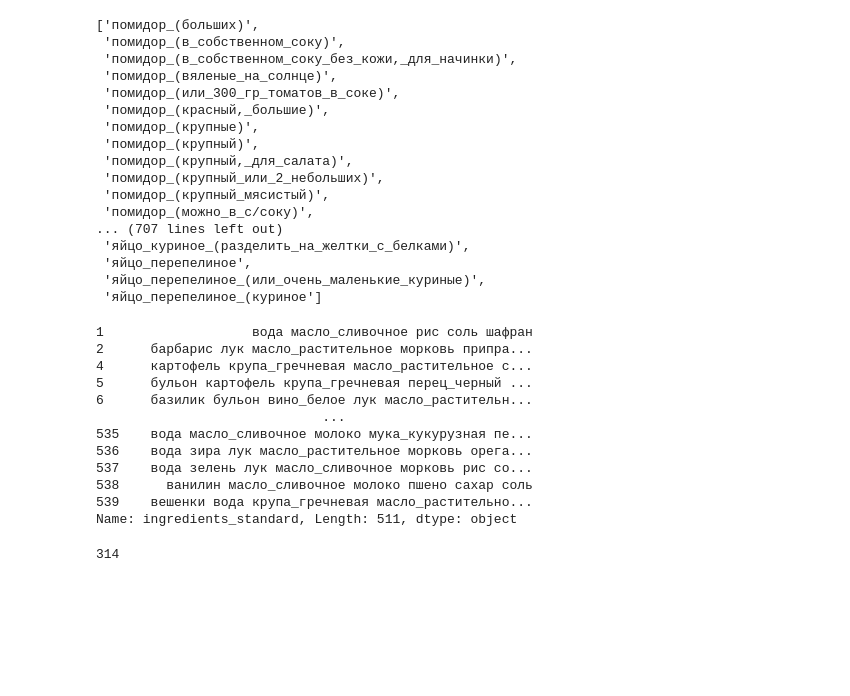
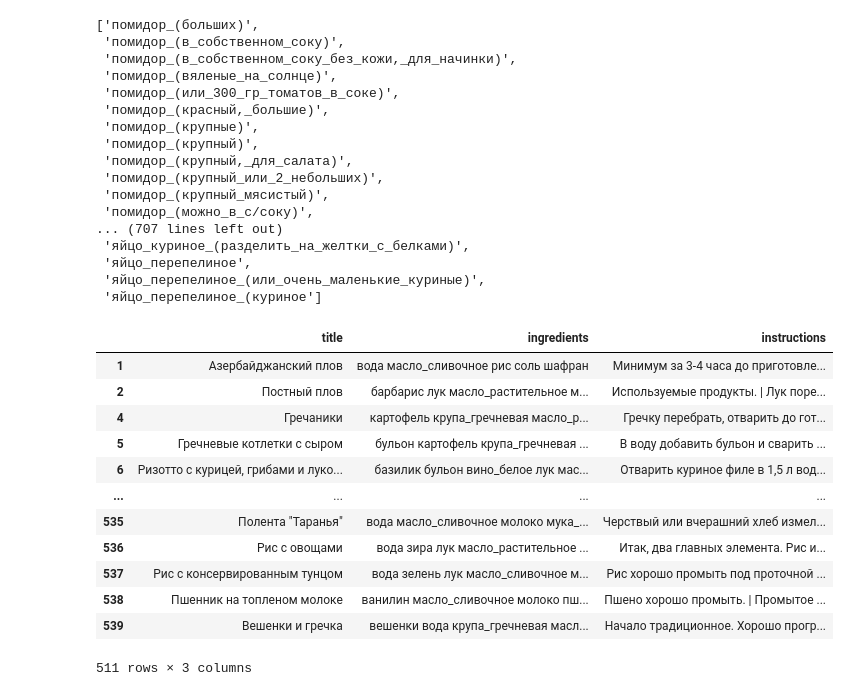
Before and after one commit to Zahartshenko-ship-it/Cooking, a Jupyter notebook: standartizer.ipynb, the cells around one changed output. Saved outputs shown, nothing was run; the diff lists cells and outputs as text; code cells hidden in the pictures; blank space fills up the shorter version.

```diff
--- a/standartizer.ipynb
+++ b/standartizer.ipynb
@@ -96,37 +96,21 @@ basis = ["ананас", "апельсин", "базилик", "баклажан
 sorted_basis = sorted(basis, key=len, reverse=True)
 
 df["ingredients_standard"] = df["ingredients"].apply(lambda x: standardize_ingredients(x, sorted_basis))
-# %%
-df["ingredients_standard"]
-# %% [output]
-1                   вода масло_сливочное рис соль шафран
-2      барбарис лук масло_растительное морковь припра...
-4      картофель крупа_гречневая масло_растительное с...
-5      бульон картофель крупа_гречневая перец_черный ...
-6      базилик бульон вино_белое лук масло_растительн...
-                             ...
-535    вода масло_сливочное молоко мука_кукурузная пе...
-536    вода зира лук масло_растительное морковь орега...
-537    вода зелень лук масло_сливочное морковь рис со...
-538      ванилин масло_сливочное молоко пшено сахар соль
-539    вешенки вода крупа_гречневая масло_растительно...
-Name: ingredients_standard, Length: 511, dtype: object
-# %%
-def build_ingredients_list(df_source):
-    """Собирает список всех уникальных ингредиентов из датафрейма."""
-    all_ings_set = set()
-    for ing_string in df_source['ingredients_standard']:
-        if not isinstance(ing_string, str):
-            continue
-        raw_ingredients = ing_string.split()
-        for ing in raw_ingredients:
-            clean_ing = re.split(r'[—–\-]', ing)[0]
-            clean_ing = clean_ing.strip().lower().replace('.', '')
-            if clean_ing and len(clean_ing) > 1:
-                all_ings_set.add(clean_ing)
-    return sorted(list(all_ings_set))
-
-ings_st = build_ingredients_list(df)
-len(ings_st)
-# %% [output]
-314
+# %%
+df["ingredients"] = df["ingredients"].apply(lambda x: standardize_ingredients(x, sorted_basis))
+df = df.drop(columns = "ingredients_standard")
+df
+# %% [output]
+|  | title | ingredients | instructions |
+| 1 | Азербайджанский плов | вода масло_сливочное рис соль шафран | Минимум за 3-4 часа до приготовле... |
+| 2 | Постный плов | барбарис лук масло_растительное м... | Используемые продукты. | Лук поре... |
+| 4 | Гречаники | картофель крупа_гречневая масло_р... | Гречку перебрать, отварить до гот... |
+| 5 | Гречневые котлетки с сыром | бульон картофель крупа_гречневая ... | В воду добавить бульон и сварить ... |
+| 6 | Ризотто с курицей, грибами и луко... | базилик бульон вино_белое лук мас... | Отварить куриное филе в 1,5 л вод... |
+| ... | ... | ... | ... |
+| 535 | Полента "Таранья" | вода масло_сливочное молоко мука_... | Черствый или вчерашний хлеб измел... |
+| 536 | Рис с овощами | вода зира лук масло_растительное ... | Итак, два главных элемента. Рис и... |
+| 537 | Рис с консервированным тунцом | вода зелень лук масло_сливочное м... | Рис хорошо промыть под проточной ... |
+| 538 | Пшенник на топленом молоке | ванилин масло_сливочное молоко пш... | Пшено хорошо промыть. | Промытое ... |
+| 539 | Вешенки и гречка | вешенки вода крупа_гречневая масл... | Начало традиционное. Хорошо прогр... |
+511 rows × 3 columns
```
Also changed, not shown: 1 other file.
